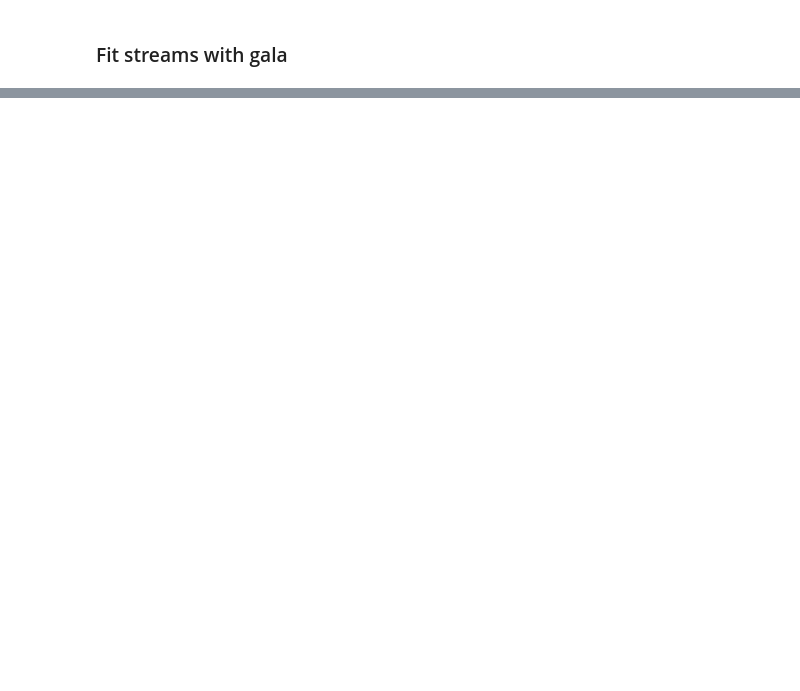
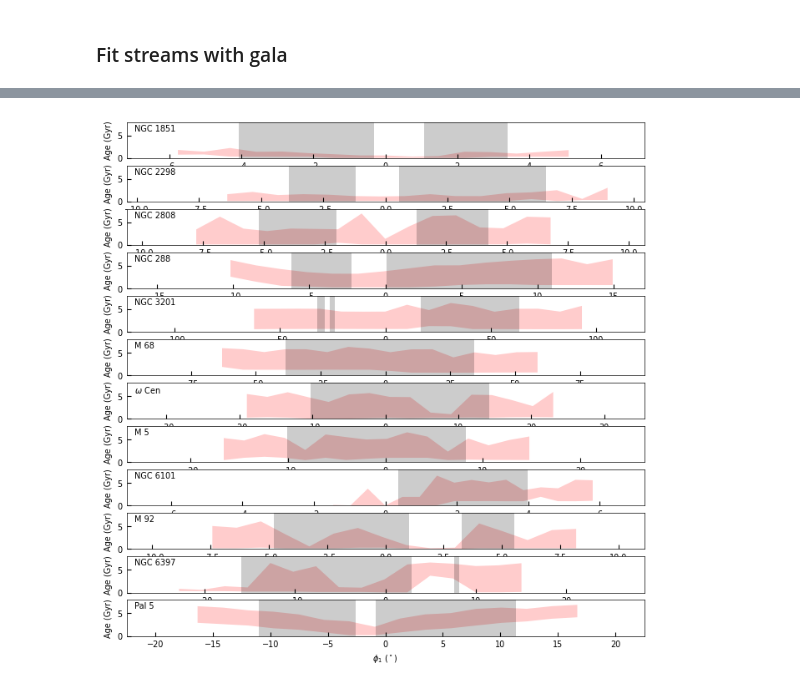
Before and after one commit to ybillchen/GC_stream, a Jupyter notebook: notebooks/streamfinder_catalog.ipynb, the cells around one changed output, grey strips where cells are left out. Saved outputs shown, nothing was run; the diff lists cells and outputs as text; code cells hidden in the pictures; blank space fills up the shorter version.

```diff
--- a/notebooks/streamfinder_catalog.ipynb
+++ b/notebooks/streamfinder_catalog.ipynb
@@ -344,0 +519,14 @@ GC mass = 8.98e+04 Msun, Rperi = 2.60 kpc, Rapo = 6.30 kpc
+# %%
+def display_name_convert(name):
+    return (name
+        .replace('_', ' ')
+        .replace('NGC 4590', 'M 68')
+        .replace('NGC 5139', r'$\omega$ Cen')
+        .replace('NGC 6341', 'M 92')
+        .replace('NGC 5904', 'M 5')
+        )
+# %%
+def f84(x):
+    return np.percentile(x, 84)
+def f16(x):
+    return np.percentile(x, 16)
@@ -344,0 +1195,32 @@ GC mass = 8.98e+04 Msun, Rperi = 2.60 kpc, Rapo = 6.30 kpc
+# %%
+
+y_lim = 8 # Gyr
+
+fig, axs = plt.subplots(len(gc_stream_ids), 1, figsize=(8,8), sharex=False, sharey=False)
+
+for i in range(len(gc_stream_ids)):
+    ax = axs[i]
+
+    ax.text(0.015, 0.94, display_name_convert(gc_stream_list[i]),
+        va='top', ha='left', transform=ax.transAxes)
+
+    ranges = ranges_list[i]
+    x = x_age_long_list[i]
+    y16 = y16_age_long_list[i]
+    y84 = y84_age_long_list[i]
+    length = length_long_list[i]
+
+    # plt.scatter(phi1_spray, -stream.release_time)
+    ax.fill_between(x, y16, y84, fc='r', ec='none', alpha=0.2)
+    for r in ranges:
+        ax.fill_between([r[0], r[1]], [0,0], [y_lim, y_lim], fc='k', ec='none', alpha=0.2)
+
+    ax.set_ylim(0, y_lim)
+    ax.set_ylabel(r'Age (Gyr)')
+
+    ax.set_xlim(-3.5*length,3.5*length)
+
+ax.set_xlabel(r'$\phi_1\ (^\circ)$')
+plt.show()
+# %% [output]
+[figure, added]
```
Also changed, not shown: parts of 27 cells of this notebook, 5 other files.
